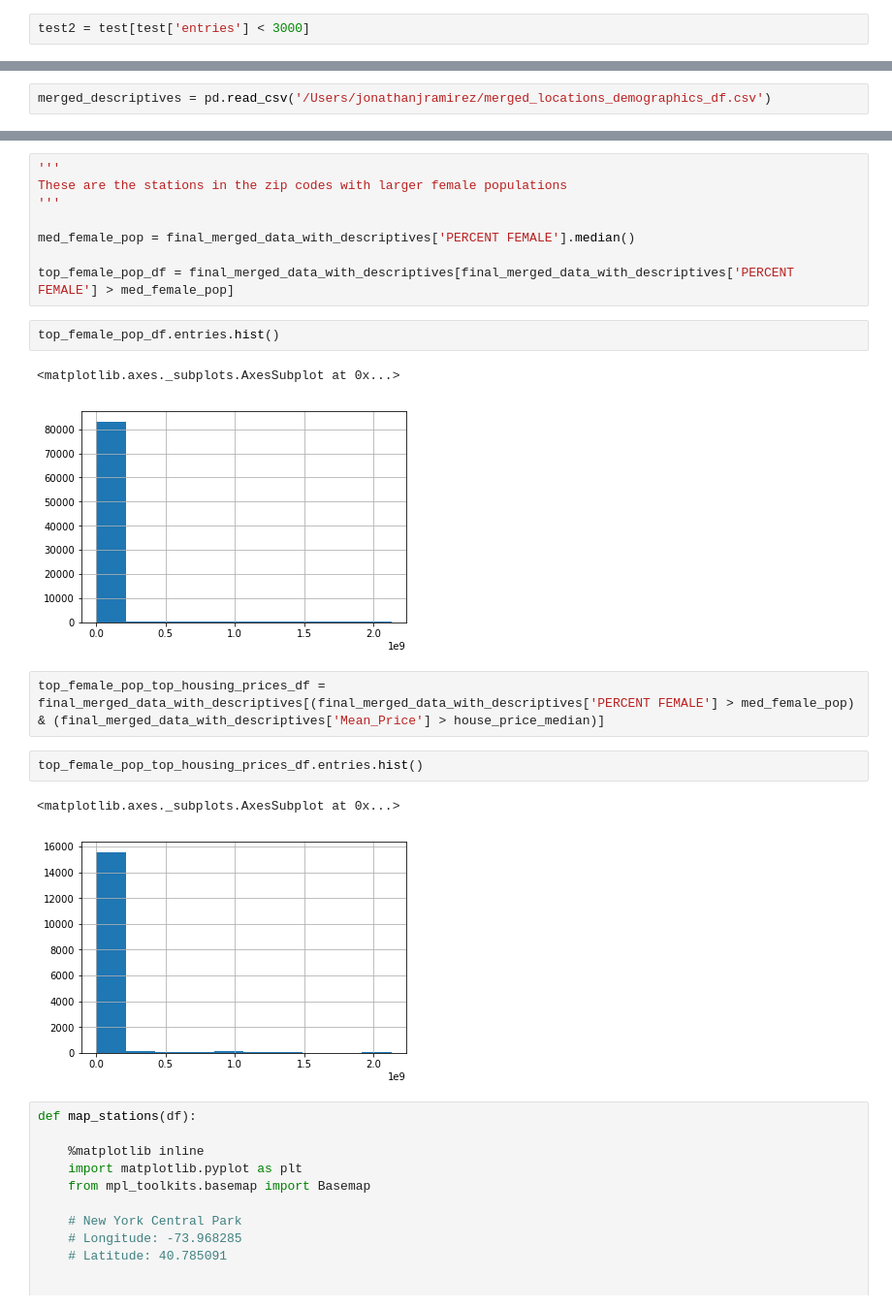
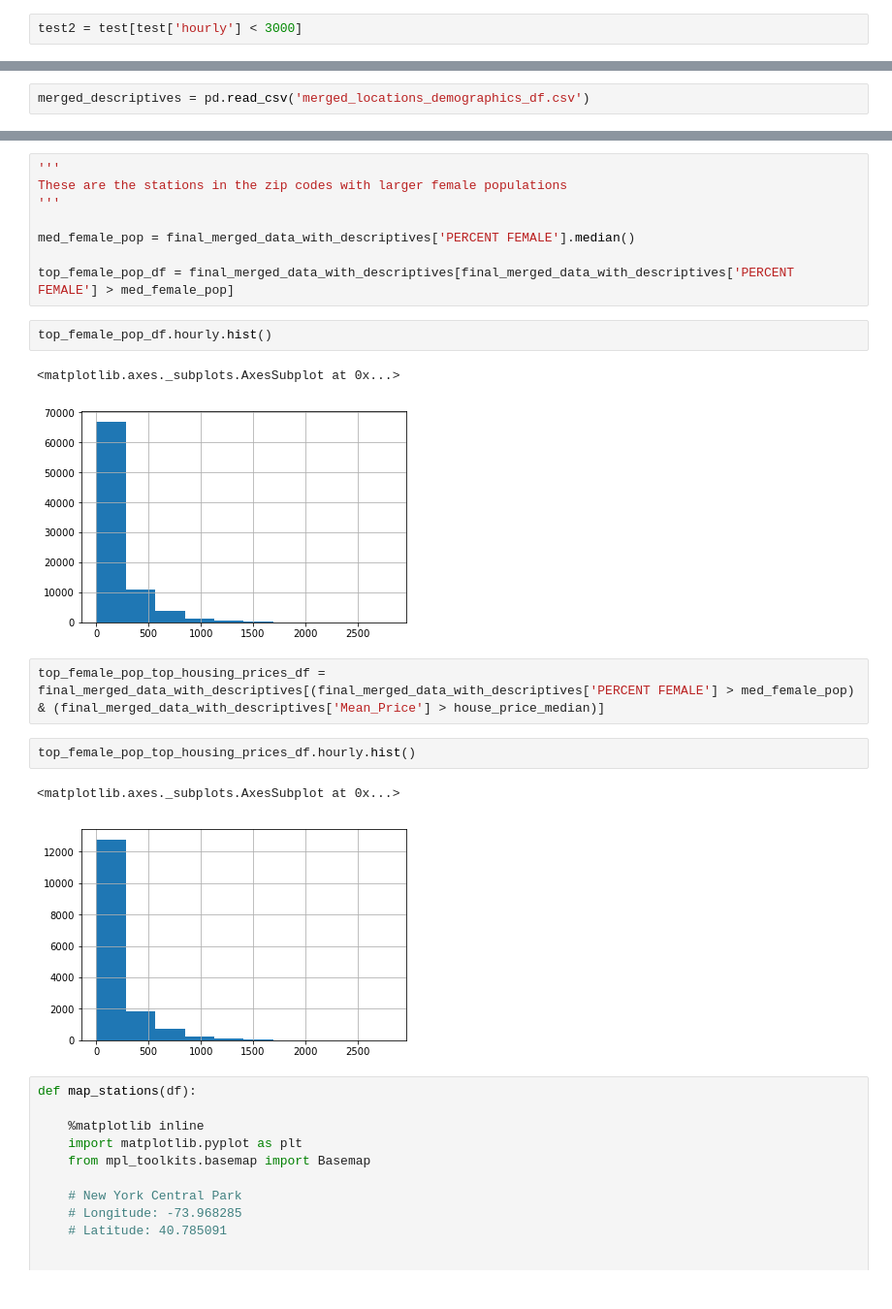
Before and after one commit to jonram91/MTAProject1, a Jupyter notebook: project_1_postBenson_JR.ipynb, the cells around one changed output, grey strips where cells are left out. Shown at 97% size. Cells and saved outputs as stored; diff of their text form.

```diff
--- a/project_1_postBenson_JR.ipynb
+++ b/project_1_postBenson_JR.ipynb
@@ -379,5 +379,5 @@ for i in test_columns_to_append:
 # %%
 test.columns = final_test_column_names
 # %%
-test2 = test[test['entries'] < 3000]
+test2 = test[test['hourly'] < 3000]
 # %%
@@ -388,5 +388,5 @@ test2.entries.hist()
 # %%
-merged_descriptives = pd.read_csv('/Users/jonathanjramirez/merged_locations_demographics_df.csv')
+merged_descriptives = pd.read_csv('merged_locations_demographics_df.csv')
 # %%
 merged_descriptives.head()
 # %% [output]
@@ -431,17 +431,17 @@ med_female_pop = final_merged_data_with_descriptives['PERCENT FEMALE'].median()
 
 top_female_pop_df = final_merged_data_with_descriptives[final_merged_data_with_descriptives['PERCENT FEMALE'] > med_female_pop]
 # %%
-top_female_pop_df.entries.hist()
+top_female_pop_df.hourly.hist()
 # %% [output]
 <matplotlib.axes._subplots.AxesSubplot at 0x...>
-[figure, old version]
+[figure, new version]
 # %%
 top_female_pop_top_housing_prices_df = final_merged_data_with_descriptives[(final_merged_data_with_descriptives['PERCENT FEMALE'] > med_female_pop) & (final_merged_data_with_descriptives['Mean_Price'] > house_price_median)]
 # %%
-top_female_pop_top_housing_prices_df.entries.hist()
+top_female_pop_top_housing_prices_df.hourly.hist()
 # %% [output]
 <matplotlib.axes._subplots.AxesSubplot at 0x...>
-[figure, old version]
+[figure, new version]
 # %%
 def map_stations(df):
 
```
Also changed, not shown: parts of 5 cells of this notebook, 11 other files.
